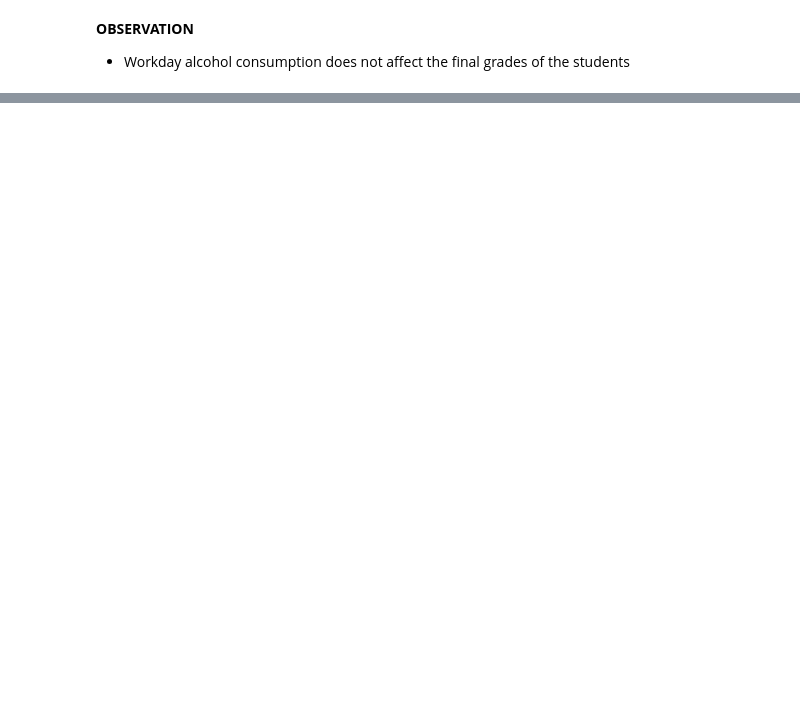
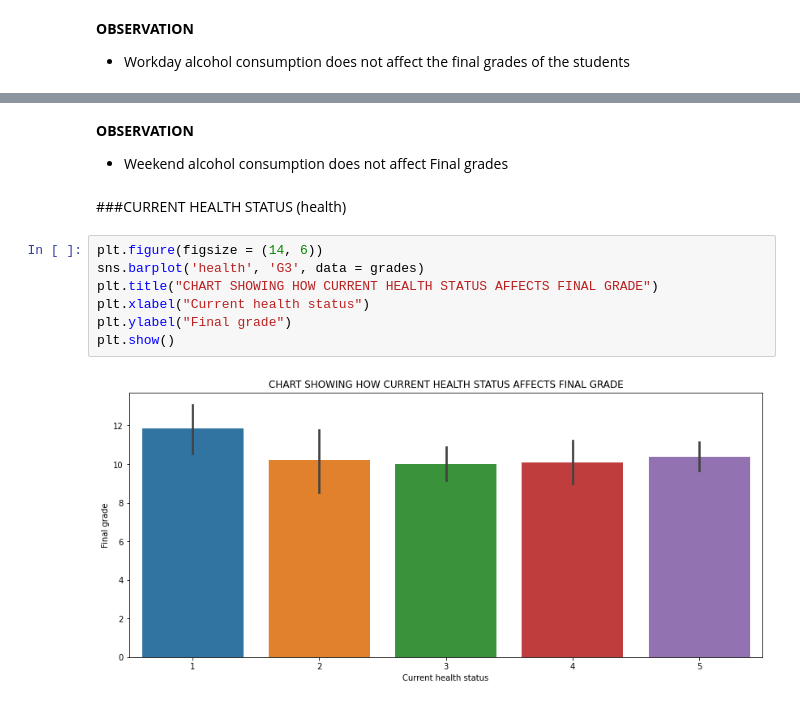
Before and after one commit to devchoplife/Students-grades, a Jupyter notebook: portuguese_students_grade_analysis.ipynb, the cells around one changed output, grey strips where cells are left out. Cells and saved outputs as stored; diff of their text form; blank space fills up the shorter version.

```diff
--- a/portuguese_students_grade_analysis.ipynb
+++ b/portuguese_students_grade_analysis.ipynb
@@ -839,0 +851,15 @@ plt.show()
+# %% [markdown]
+**OBSERVATION**
+
+* Weekend alcohol consumption does not affect Final grades
+# %% [markdown]
+###CURRENT HEALTH STATUS (health)
+# %%
+plt.figure(figsize = (14, 6))
+sns.barplot('health', 'G3', data = grades)
+plt.title("CHART SHOWING HOW CURRENT HEALTH STATUS AFFECTS FINAL GRADE")
+plt.xlabel("Current health status")
+plt.ylabel("Final grade")
+plt.show()
+# %% [output]
+[figure, added]
```
Also changed, not shown: parts of 10 cells of this notebook.
